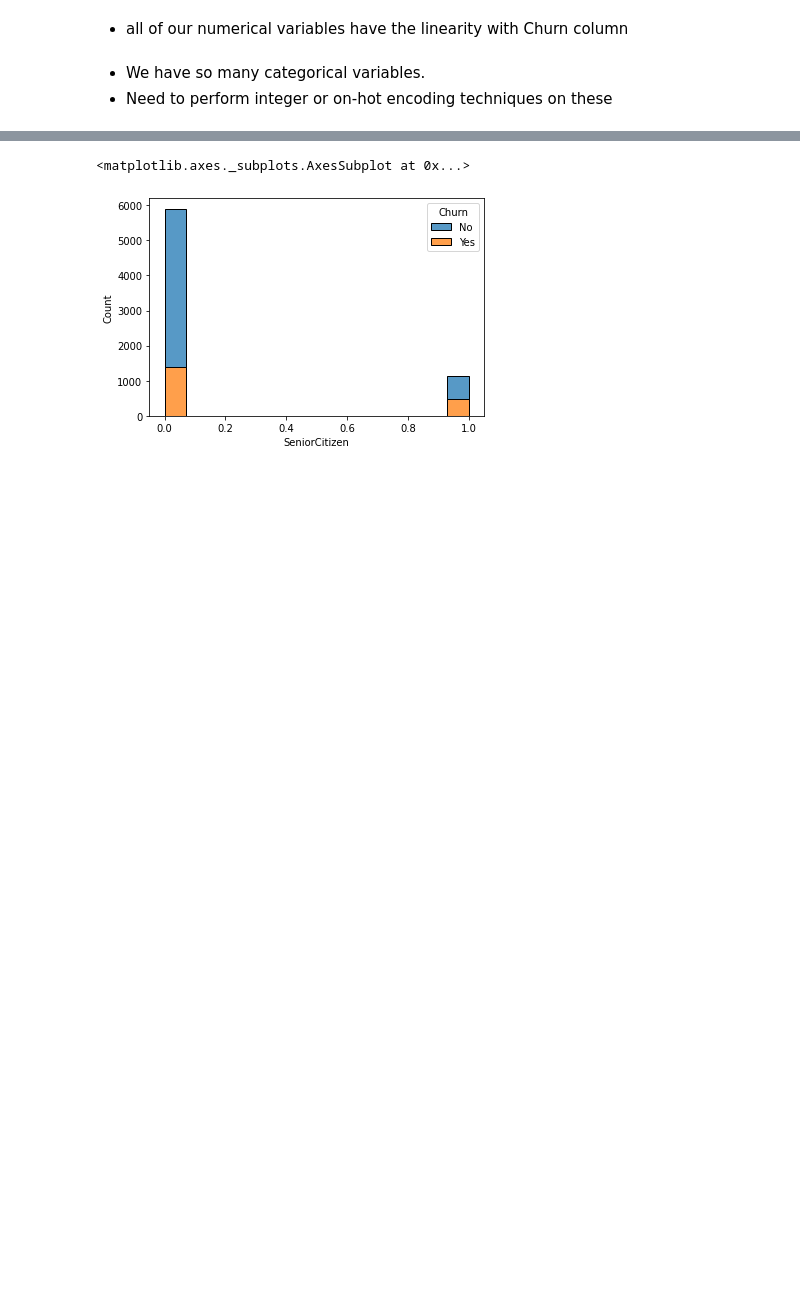
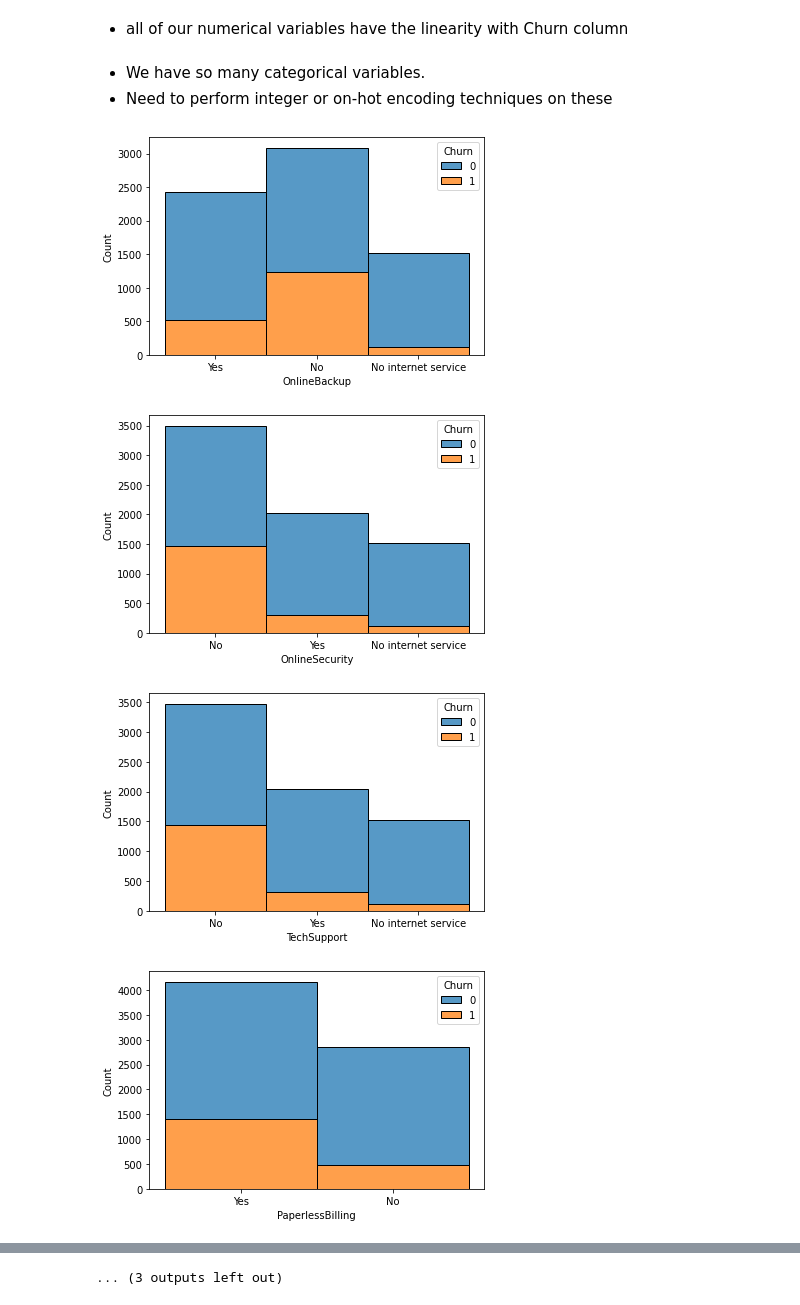
Before and after one commit to bhanuprakash-7/Telecom-Churn-Logistic-Regression, a Jupyter notebook: Churn_Logistic_Regression.ipynb, the cells around one changed output, grey strips where cells are left out. Cells and saved outputs as stored; diff of their text form; code cells hidden in the pictures; blank space fills up the shorter version.

```diff
--- a/Churn_Logistic_Regression.ipynb
+++ b/Churn_Logistic_Regression.ipynb
@@ -146,5 +146,12 @@ for i in numerical:
 * We have so many categorical variables.
 * Need to perform integer or on-hot encoding techniques on these
 # %%
-sns.histplot(x="SeniorCitizen", hue="Churn", data=df, stat="count", multiple="stack")
+categorical = list(set(df.columns)-(set(df.describe().columns)|{'customerID'}))
+for i in categorical:
+  sns.histplot(binwidth=0.2,x=i, hue="Churn", data=df, stat="count", multiple="stack")
+  plt.show()
 # %% [output]
+[figure, new version]
+[figure, added]
+[figure, added]
+[figure, added]
@@ -151,4 +166,3 @@ sns.histplot(x="SeniorCitizen", hue="Churn", data=df, stat="count", multiple="st
-<matplotlib.axes._subplots.AxesSubplot at 0x...>
+... (3 outputs left out)
-[figure, old version]
 # %%
 from dython import nominal
```
Also changed, not shown: parts of 26 cells of this notebook.
